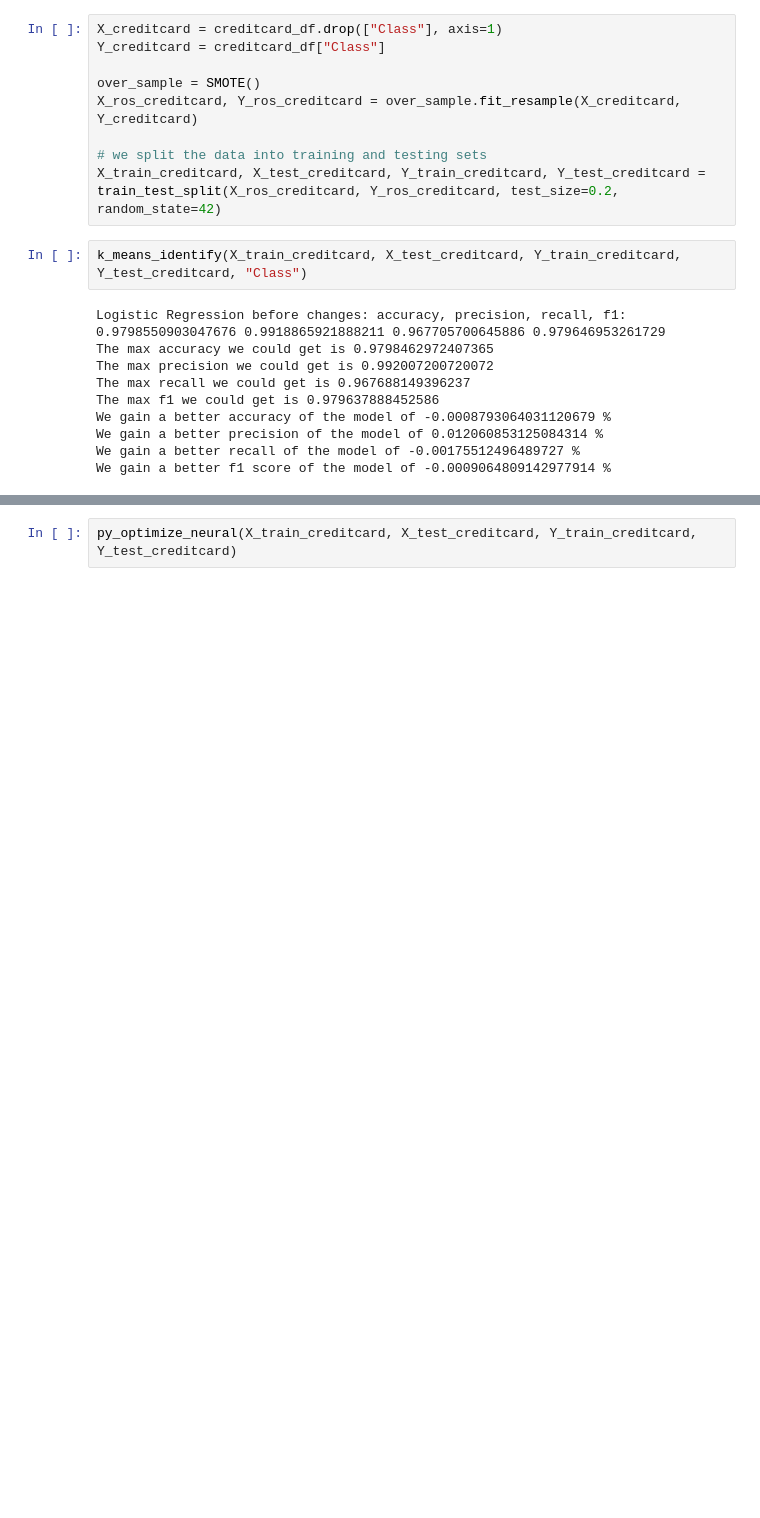
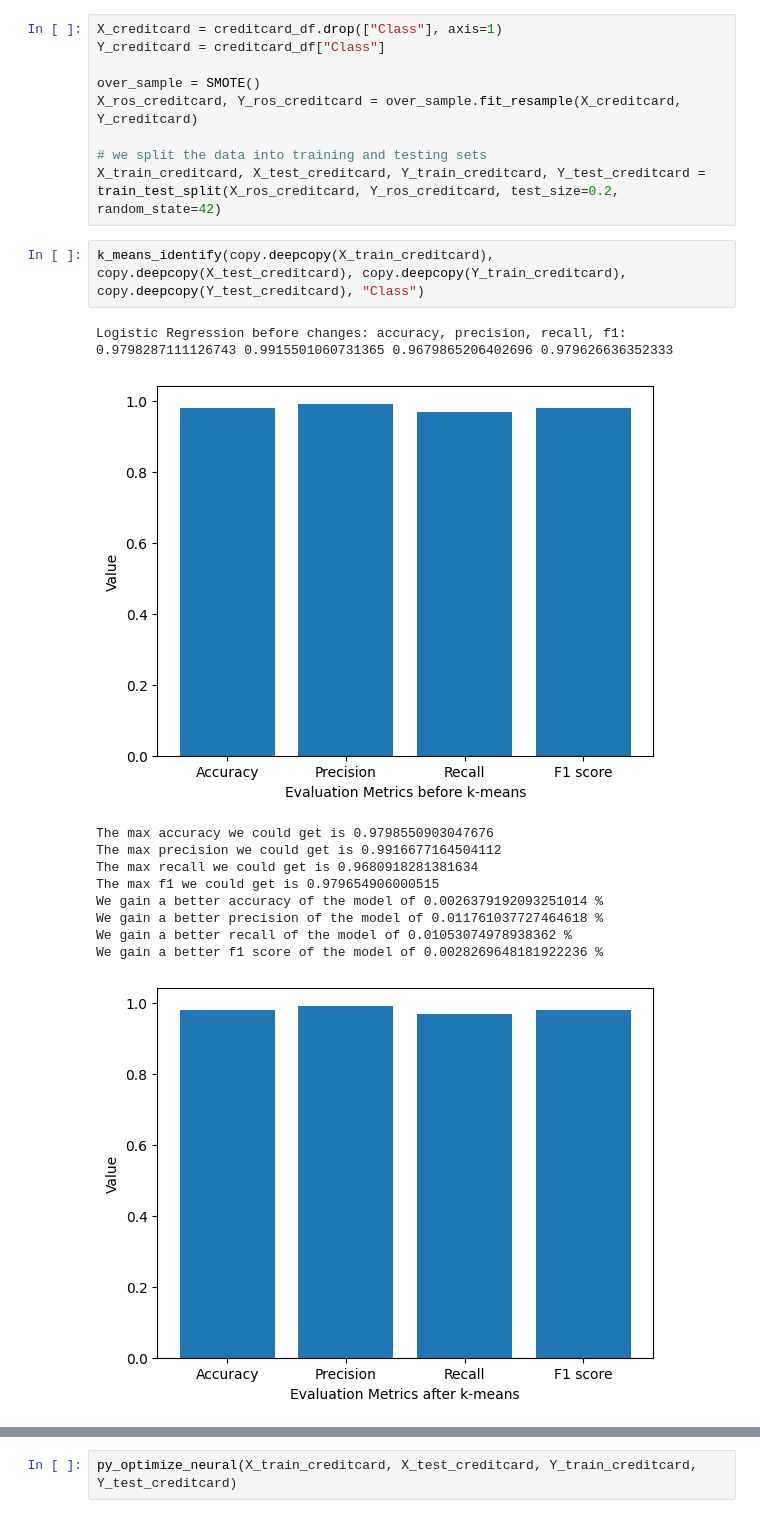
Before and after one commit to moriarais/AutomatingAnalysisModelsAndMisprediction, a Jupyter notebook: models/automate_analysis.ipynb, the cells around one changed output, grey strips where cells are left out. Drawn from its saved outputs; the diff is of its cells as text; blank space fills up the shorter version.

```diff
--- a/models/automate_analysis.ipynb
+++ b/models/automate_analysis.ipynb
@@ -731,14 +752,16 @@ X_ros_creditcard, Y_ros_creditcard = over_sample.fit_resample(X_creditcard, Y_cr
 # we split the data into training and testing sets
 X_train_creditcard, X_test_creditcard, Y_train_creditcard, Y_test_creditcard = train_test_split(X_ros_creditcard, Y_ros_creditcard, test_size=0.2, random_state=42)
 # %%
-k_means_identify(X_train_creditcard, X_test_creditcard, Y_train_creditcard, Y_test_creditcard, "Class")
+k_means_identify(copy.deepcopy(X_train_creditcard), copy.deepcopy(X_test_creditcard), copy.deepcopy(Y_train_creditcard), copy.deepcopy(Y_test_creditcard), "Class")
 # %% [output]
-Logistic Regression before changes: accuracy, precision, recall, f1:  0.9798550903047676 0.9918865921888211 0.967705700645886 0.979646953261729
-The max accuracy we could get is 0.9798462972407365
-The max precision we could get is 0.992007200720072
-The max recall we could get is 0.967688149396237
-The max f1 we could get is 0.979637888452586
-We gain a better accuracy of the model of -0.0008793064031120679 %
-We gain a better precision of the model of 0.012060853125084314 %
-We gain a better recall of the model of -0.00175512496489727 %
-We gain a better f1 score of the model of -0.0009064809142977914 %
+Logistic Regression before changes: accuracy, precision, recall, f1:  0.9798287111126743 0.9915501060731365 0.9679865206402696 0.979626636352333
+[figure, added]
+The max accuracy we could get is 0.9798550903047676
+The max precision we could get is 0.9916677164504112
+The max recall we could get is 0.9680918281381634
+The max f1 we could get is 0.979654906000515
+We gain a better accuracy of the model of 0.0026379192093251014 %
+We gain a better precision of the model of 0.011761037727464618 %
+We gain a better recall of the model of 0.01053074978938362 %
+We gain a better f1 score of the model of 0.0028269648181922236 %
+[figure, added]
```
Also changed, not shown: parts of 12 cells of this notebook.
